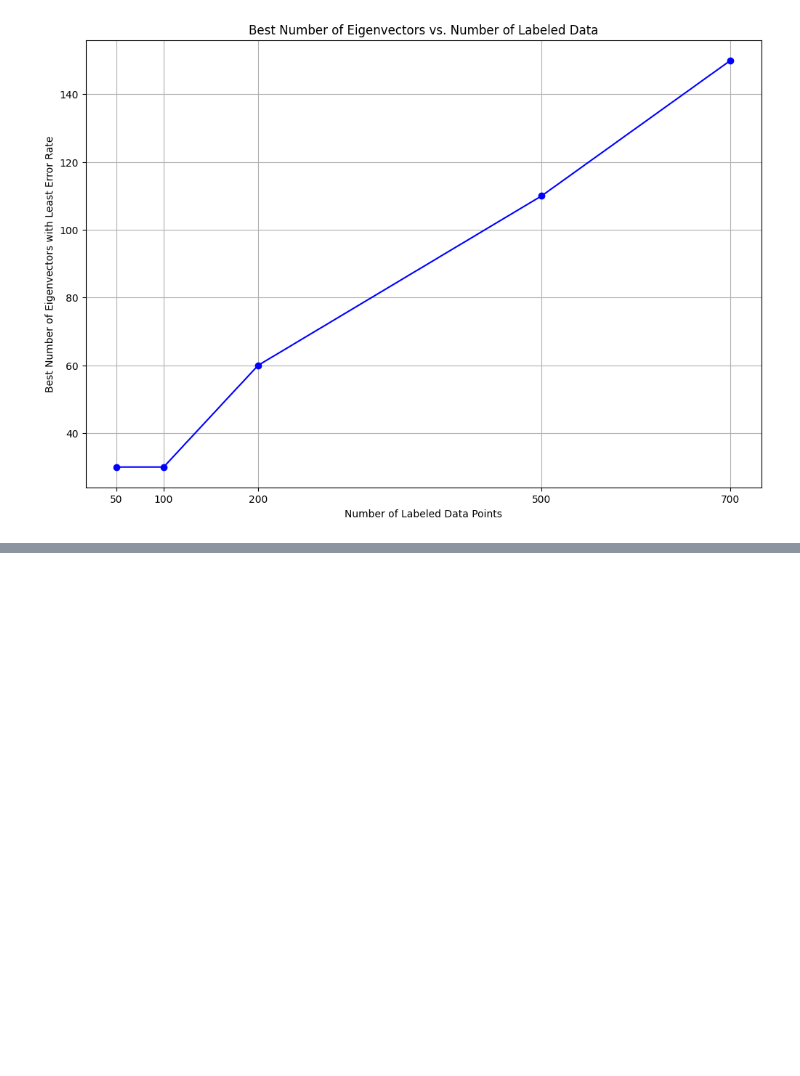
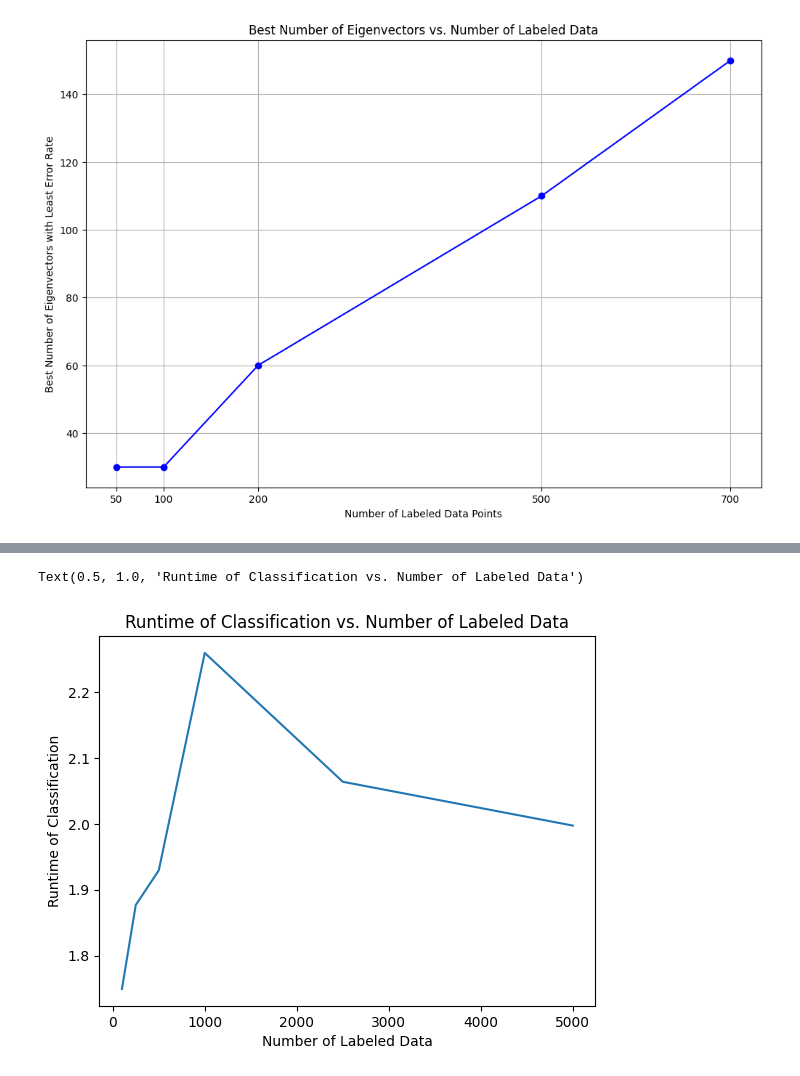
Before and after one commit to KkkelseyWen/HDP, a Jupyter notebook: eigenmap.ipynb, the cells around one changed output, grey strips where cells are left out. Drawn from its saved outputs; the diff is of its cells as text; code cells hidden in the pictures; blank space fills up the shorter version.

```diff
--- a/eigenmap.ipynb
+++ b/eigenmap.ipynb
@@ -740,0 +835,31 @@ plt.show()
+# %%
+# runtime with classification with different number of labeled data
+time_classification_labeled_list = []
+data = data_mni[:10000]
+
+# use the fisrt 10000 data
+for num_label in num_labeled:
+    labels = label_mni[:num_label]
+    labeled_indices = np.arange(num_label)
+    unlabeled_indices = np.arange(num_label, 10000)
+
+
+    W = graph_construction(data, k, m, sigma)
+    L = laplacian(W)
+    # 50 eigenvectors
+    eigenvalues, eigenvectors = eigenfunction(L, 50)
+
+    s = time.process_time()
+    classifiers = classifier_train(eigenvectors, labels, labeled_indices)
+    y_pred, y_score = classifier_evaluate(eigenvectors[unlabeled_indices], classifiers)
+    time_classification = time.process_time() - s
+    time_classification_labeled_list.append(time_classification)
+
+plt.figure()
+plt.plot(num_labeled, time_classification_labeled_list)
+plt.xlabel('Number of Labeled Data')
+plt.ylabel('Runtime of Classification')
+plt.title('Runtime of Classification vs. Number of Labeled Data')
+# %% [output]
+Text(0.5, 1.0, 'Runtime of Classification vs. Number of Labeled Data')
+[figure, added]
```
Also changed, not shown: parts of 24 cells of this notebook.
